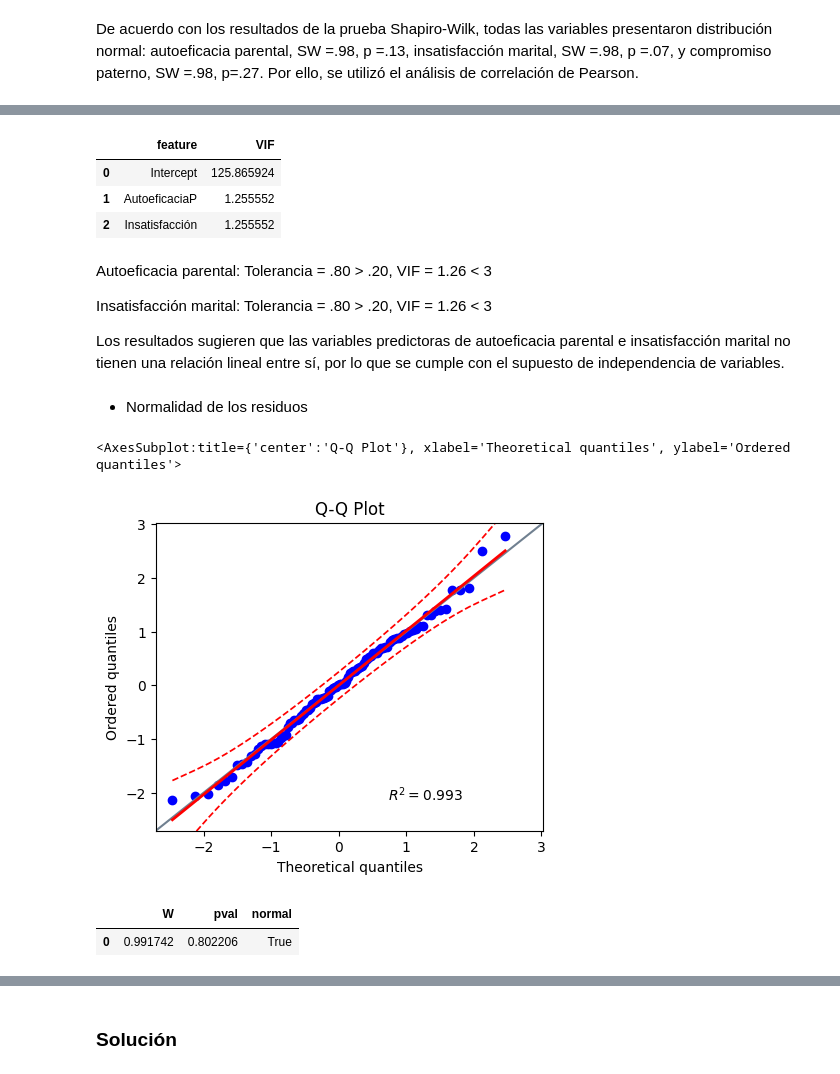
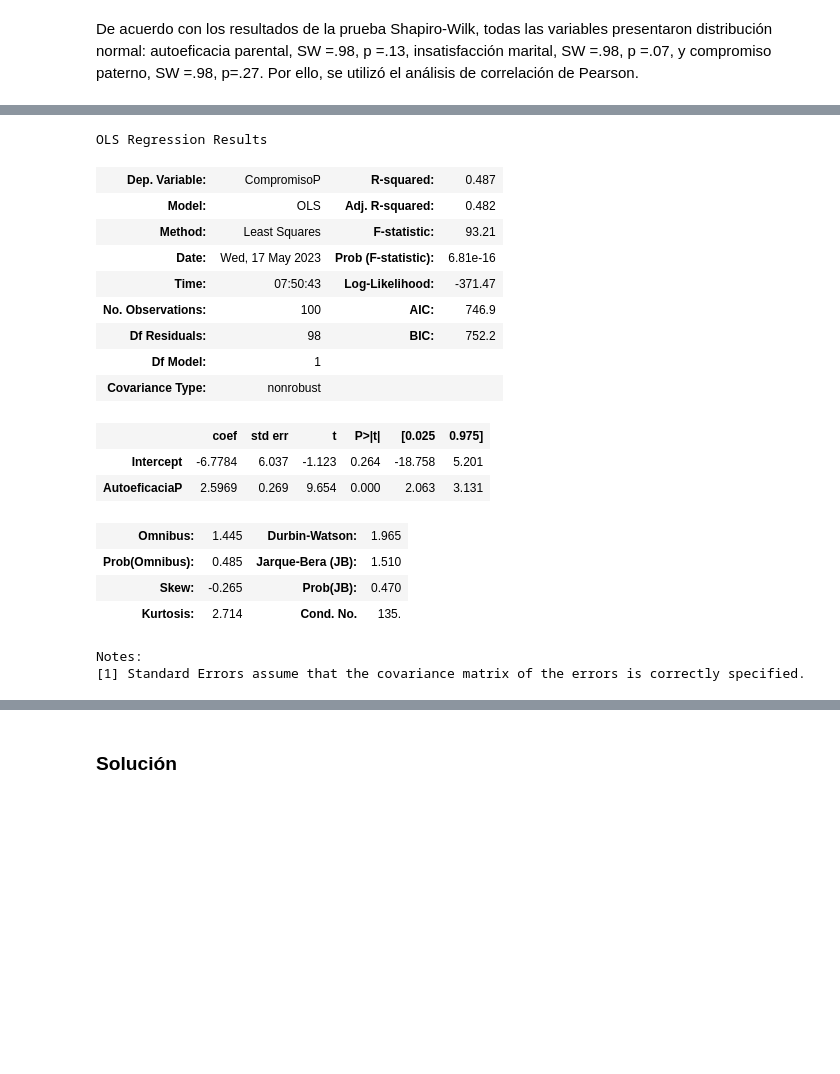
Before and after one commit to renatoparedes/EstadisticaYPsicologiaMatematica, a Jupyter notebook: INEE/Reporte_2_Solucionario.ipynb, the cells around one changed output, grey strips where cells are left out. Cells and saved outputs as stored; diff of their text form; code cells hidden in the pictures; blank space fills up the shorter version.

```diff
--- a/INEE/Reporte_2_Solucionario.ipynb
+++ b/INEE/Reporte_2_Solucionario.ipynb
@@ -94,45 +95,24 @@ Así, se cumple con el supuesto de linealidad y se continuará con los siguiente
 # %%
-import statsmodels.formula.api as smf
-import statsmodels.stats.api as sms
-import statsmodels.api as sm
-
 # Fit regression model
-model = smf.ols("CompromisoP ~ AutoeficaciaP + Insatisfacción", data=df).fit()
+model = smf.ols("CompromisoP ~ AutoeficaciaP", data=df).fit()
+model.summary()
+# %% [output]
+OLS Regression Results
+| Dep. Variable: | CompromisoP | R-squared: | 0.487 |
+| Model: | OLS | Adj. R-squared: | 0.482 |
+| Method: | Least Squares | F-statistic: | 93.21 |
+| Date: | Wed, 17 May 2023 | Prob (F-statistic): | 6.81e-16 |
+| Time: | 07:50:43 | Log-Likelihood: | -371.47 |
+| No. Observations: | 100 | AIC: | 746.9 |
+| Df Residuals: | 98 | BIC: | 752.2 |
+| Df Model: | 1 |  |  |
+| Covariance Type: | nonrobust |  |  |
+|  | coef | std err | t | P>|t| | [0.025 | 0.975] |
+| Intercept | -6.7784 | 6.037 | -1.123 | 0.264 | -18.758 | 5.201 |
+| AutoeficaciaP | 2.5969 | 0.269 | 9.654 | 0.000 | 2.063 | 3.131 |
+| Omnibus: | 1.445 | Durbin-Watson: | 1.965 |
+| Prob(Omnibus): | 0.485 | Jarque-Bera (JB): | 1.510 |
+| Skew: | -0.265 | Prob(JB): | 0.470 |
+| Kurtosis: | 2.714 | Cond. No. | 135. |
+Notes:
+[1] Standard Errors assume that the covariance matrix of the errors is correctly specified.
-# %%
-from statsmodels.stats.outliers_influence import variance_inflation_factor
-
-# the independent variables set
-X = model.model.exog
-
-# VIF dataframe
-vif_data = pd.DataFrame()
-vif_data["feature"] = model.params.index
-
-# calculating VIF for each feature
-vif_data["VIF"] = [
-    variance_inflation_factor(X, i) for i in range(model.model.exog.shape[1])
-]
-vif_data
-# %% [output]
-|  | feature | VIF |
-| 0 | Intercept | 125.865924 |
-| 1 | AutoeficaciaP | 1.255552 |
-| 2 | Insatisfacción | 1.255552 |
-# %% [markdown]
-Autoeficacia parental:        Tolerancia = .80 > .20, VIF = 1.26 < 3
-
-Insatisfacción marital:        Tolerancia = .80 > .20, VIF = 1.26 < 3
-
-Los resultados sugieren que las variables predictoras de autoeficacia parental e insatisfacción marital no tienen una relación lineal entre sí, por lo que se cumple con el supuesto de independencia de variables.
-# %% [markdown]
-- Normalidad de los residuos
-# %%
-pg.qqplot(model.resid)
-# %% [output]
-<AxesSubplot:title={'center':'Q-Q Plot'}, xlabel='Theoretical quantiles', ylabel='Ordered quantiles'>
-[figure, removed]
-# %%
-pg.normality(model.resid)
-# %% [output]
-|  | W | pval | normal |
-| 0 | 0.991742 | 0.802206 | True |
```
Also changed, not shown: parts of 26 cells of this notebook.
